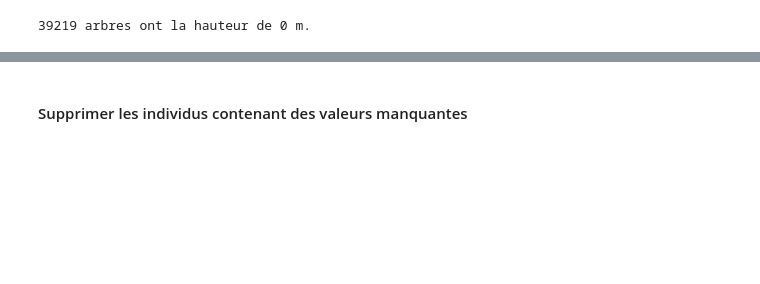
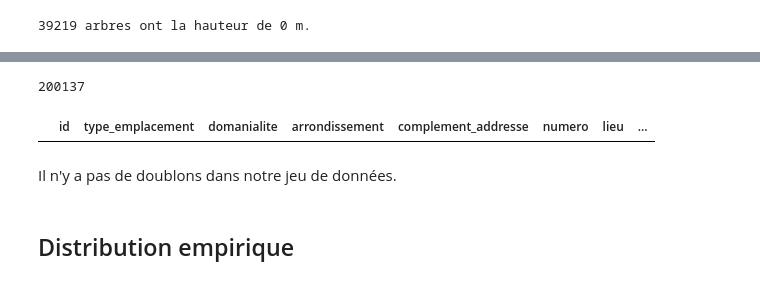
Before and after one commit to DavidScanu/oc-ai-engineer-p02-participez-a-un-concours-sur-la-smart-city, a Jupyter notebook: notebook.ipynb, the cells around one changed output, grey strips where cells are left out. Saved outputs shown, nothing was run; the diff lists cells and outputs as text; code cells hidden in the pictures; blank space fills up the shorter version.

```diff
--- a/notebook.ipynb
+++ b/notebook.ipynb
@@ -189,0 +384,3 @@ un tableau avec :
+# %%
+# Suppression des individus dont la circonférence est supérieure à
+data.drop(data[data['circonference_cm'] > 750].index, inplace=True)
@@ -241,2 +393,12 @@ dtype: bool
-# %% [markdown]
-#### Supprimer les individus contenant des valeurs manquantes
+# %%
+data['id'].unique().size
+# %% [output]
+200137
+# %%
+data.loc[data['id'].duplicated(keep=False),:]
+# %% [output]
+|  | id | type_emplacement | domanialite | arrondissement | complement_addresse | numero | lieu | ... |
+# %% [markdown]
+Il n'y a pas de doublons dans notre jeu de données.
+# %% [markdown]
+## Distribution empirique
```
Also changed, not shown: parts of 56 cells of this notebook.
